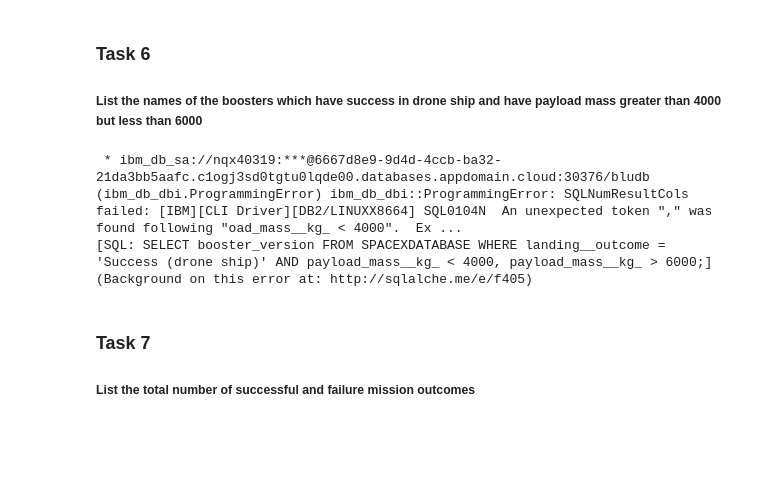
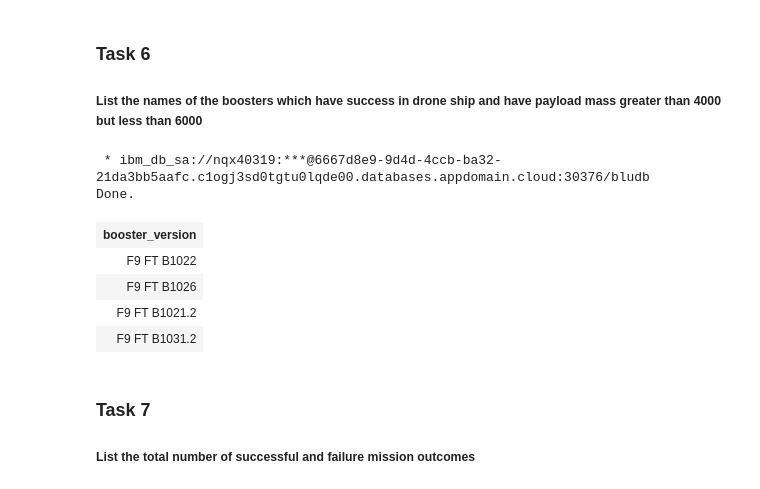
Before and after one commit to steezkelly/coursera-capstone-project, a Jupyter notebook: Complete the EDA with SQL.ipynb, the cells around one changed output. Saved outputs shown, nothing was run; the diff lists cells and outputs as text; code cells hidden in the pictures; blank space fills up the shorter version.

```diff
--- a/Complete the EDA with SQL.ipynb
+++ b/Complete the EDA with SQL.ipynb
@@ -256,12 +256,15 @@ Done.
 
 ##### List the names of the boosters which have success in drone ship and have payload mass greater than 4000 but less than 6000
 # %%
-sql SELECT booster_version FROM SPACEXDATABASE WHERE landing__outcome = 'Success (drone ship)' AND payload_mass__kg_ < 4000 A payload_mass__kg_ > 6000;
+sql SELECT booster_version FROM SPACEXDATABASE WHERE landing__outcome = 'Success (drone ship)' AND payload_mass__kg_ > 4000 AND payload_mass__kg_ < 6000;
 # %% [output]
  * ibm_db_sa://nqx40319:***@6667d8e9-9d4d-4ccb-ba32-21da3bb5aafc.c1ogj3sd0tgtu0lqde00.databases.appdomain.cloud:30376/bludb
-(ibm_db_dbi.ProgrammingError) ibm_db_dbi::ProgrammingError: SQLNumResultCols failed: [IBM][CLI Driver][DB2/LINUXX8664] SQL0104N  An unexpected token "," was found following "oad_mass__kg_ < 4000".  Ex ...
-[SQL: SELECT booster_version FROM SPACEXDATABASE WHERE landing__outcome = 'Success (drone ship)' AND payload_mass__kg_ < 4000, payload_mass__kg_ > 6000;]
-(Background on this error at: http://sqlalche.me/e/f405)
+Done.
+| booster_version |
+| F9 FT B1022 |
+| F9 FT B1026 |
+| F9 FT B1021.2 |
+| F9 FT B1031.2 |
 # %% [markdown]
 ### Task 7
 
```
Also changed, not shown: parts of 4 cells of this notebook.
